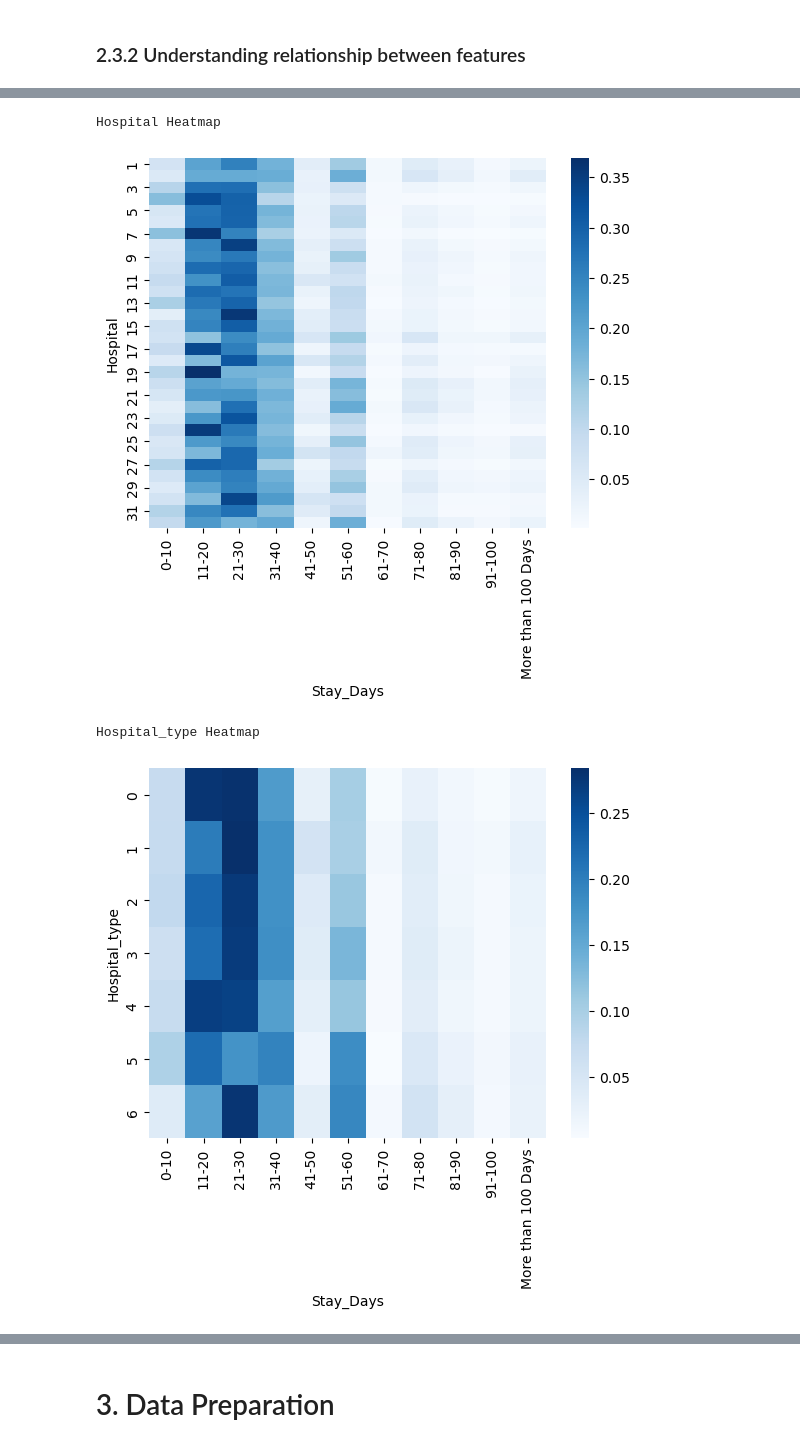
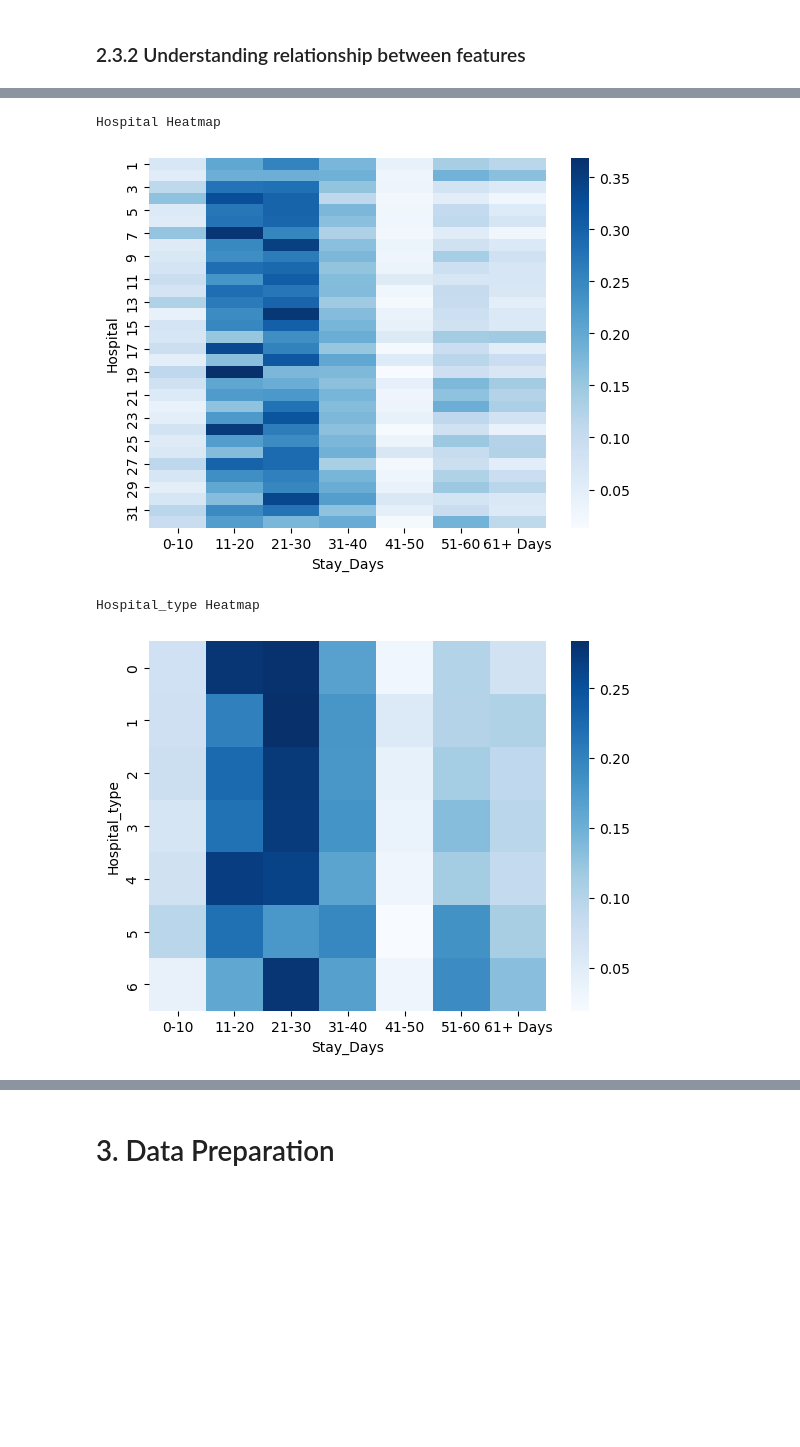
Before and after one commit to codex-Eso/Machine-Learning, a Jupyter notebook: Esmond_Submission_Code.ipynb, the cells around one changed output, grey strips where cells are left out. Cells and saved outputs as stored; diff of their text form; code cells hidden in the pictures; blank space fills up the shorter version.

Commit message:
Seventh Commit - Boosted the accuracy score when balancing the data distribution (means I did feature engineering?? But altered the EDA)

```diff
--- a/Esmond_Submission_Code.ipynb
+++ b/Esmond_Submission_Code.ipynb
@@ -165,0 +168,10 @@ Based on the distribution of the target (number of stay days for each patient) b
+# %%
+#function to group the stay days
+def combine_stay_days(value):
+    if value in ['61-70', '71-80', '81-90', '91-100', 'More than 100 Days']:
+        return '61+ Days'
+    else:
+        return value
+
+# Apply to your dataframe
+df['Stay_Days'] = df['Stay_Days'].apply(combine_stay_days)
@@ -298,3 +326,17 @@ Note: Some countplots are rather hard to find the least common values due to how
+# %%
+#function to group the available days, this means that this will now be a categorical feature since we grouping values together
+def combine_extra_rooms(value):
+    if value in [0, 1, 2]:
+        return '0-2 rooms'
+    elif value == 3:
+        return '3 rooms'
+    elif value == 4:
+        return '4 rooms'
+    else:
+        return '5 or more rooms'
+
+# Apply to your dataframe
+features['Available_Extra_Rooms_in_Hospital'] = features['Available_Extra_Rooms_in_Hospital'].apply(combine_extra_rooms)
 # %%
 features = features.drop(['City_Code_Patient'], axis=1)
 features
@@ -387,0 +474,12 @@ Based on this data, this could indicate that the model could overfit to the majo
+# %%
+#for new grouped categories
+for col in features.select_dtypes(include=['object']).columns:
+    cat_features = features[col]
+    get_cat_f = cat_features.value_counts() #get occurences of each unique value in all categorical columns
+    plt.xticks(rotation=90) #rotate labels for readability
+    plt.bar(get_cat_f.index, get_cat_f.values)
+    plt.title(f'Distribution of {col}')
+    plt.show()
+    #using groupby size to see smaller occurences such as Ward_Type U, surgery department
+    print(features.groupby([col]).size())
+#yay! now our data looks more distributed and balanced :)
@@ -413,12 +564,12 @@ features['Bed_Grade'] = features['Bed_Grade'].astype('category')
 # %%
 for col in features.select_dtypes(include=['object', 'category']).columns:
     print(f'{col} Heatmap')
-    sns.heatmap(pd.crosstab(df[col], df['Stay_Days'], normalize='index'), cmap='Blues')
+    sns.heatmap(pd.crosstab(features[col], df['Stay_Days'], normalize='index'), cmap='Blues')
     plt.show()
     #heatmap comparsion for all categorical features vs stay days
 # %% [output]
 Hospital Heatmap
-[figure, old version]
+[figure, new version]
 Hospital_type Heatmap
-[figure, old version]
+[figure, new version]
 Hospital_city Heatmap
```
Also changed, not shown: parts of 21 cells of this notebook.
